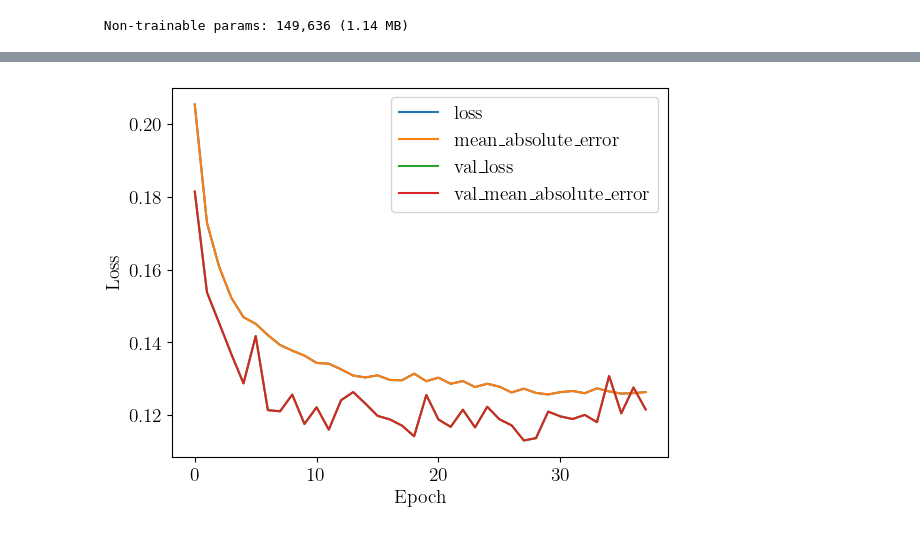
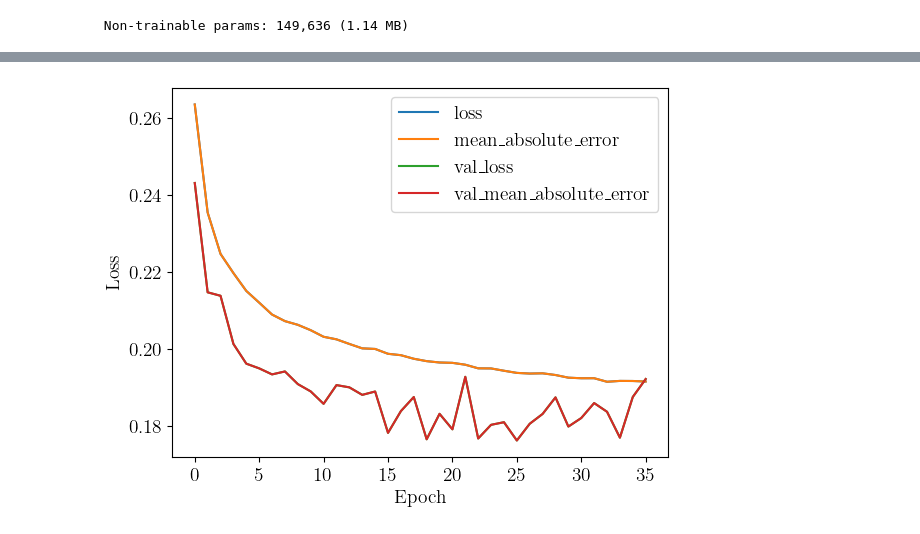
Before and after one commit to stommen/tif285-projects, a Jupyter notebook: project_2/project2_JHOS.ipynb, the cells around one changed output, grey strips where cells are left out. Cells and saved outputs as stored; diff of their text form; code cells hidden in the pictures.

Commit message:
CNN layer

```diff
--- a/project_2/project2_JHOS.ipynb
+++ b/project_2/project2_JHOS.ipynb
@@ -170,11 +180,11 @@ model_5_Dense = keras.models.Sequential([
     keras.layers.Dense(4)
 ])
 
-#model_CNN = keras.models.Sequential([
-#    keras.layers.CNN(64, 3, activation='relu'),
-#    keras.layers.Flatten(),
-#    keras.layers.Dense(4)
-#])
+model_CNN = keras.models.Sequential([
+    keras.layers.Conv1D(filters = 128, kernel_size = 3, activation='relu',input_shape=(3,1)),
+    keras.layers.Flatten(),
+    keras.layers.Dense(4)
+])
 # %%
 def training_models(model,epochs, train_data, val_data,loss_function = 'mean_absolute_error', metric = 'mean_absolute_error', learning_rate = 0.01, patience=10):
 
@@ -212,7 +222,10 @@ def training_models(model,epochs, train_data, val_data,loss_function = 'mean_abs
 #print(model.summary(show_trainable=True))
 # %%
 epochs = 100
-history, model, t = training_models(model_5_Dense,epochs, train_dataset, val_dataset)
+#history, model, t = training_models(model_5_Dense,epochs, train_dataset, val_dataset)
+
+history_cnn,model_CNN, t_cnn =  training_models(model_CNN,epochs, train_dataset, val_dataset)
+
 
 #history, model, t = training_models(pre_trained_model, 100, 'mean_squared_error', 'mean_squared_error', 0.001, 10, train_dataset, val_dataset)
 # %% [output]
@@ -220,19 +249,19 @@ AttributeError: 'int' object has no attribute 'time'
 # %%
 # Plot the training curves
 save_training_curves = False
 
 model_name = 'model_5_Dense'
 
-for key in history.history.keys():
-    plt.plot(history.history[key],label=key)
+for key in history_cnn.history.keys():
+    plt.plot(history_cnn.history[key],label=key)
 plt.xlabel('Epoch')
 plt.ylabel('Loss')
 plt.legend()
 if save_training_curves:
     plt.savefig(f'Training curve {model_name}.pdf')
 
 plt.show()
 # %% [output]
-[figure, old version]
+[figure, new version]
 # %%
 print(val_data[:,0,:].shape)
```
Also changed, not shown: parts of 5 cells of this notebook.
